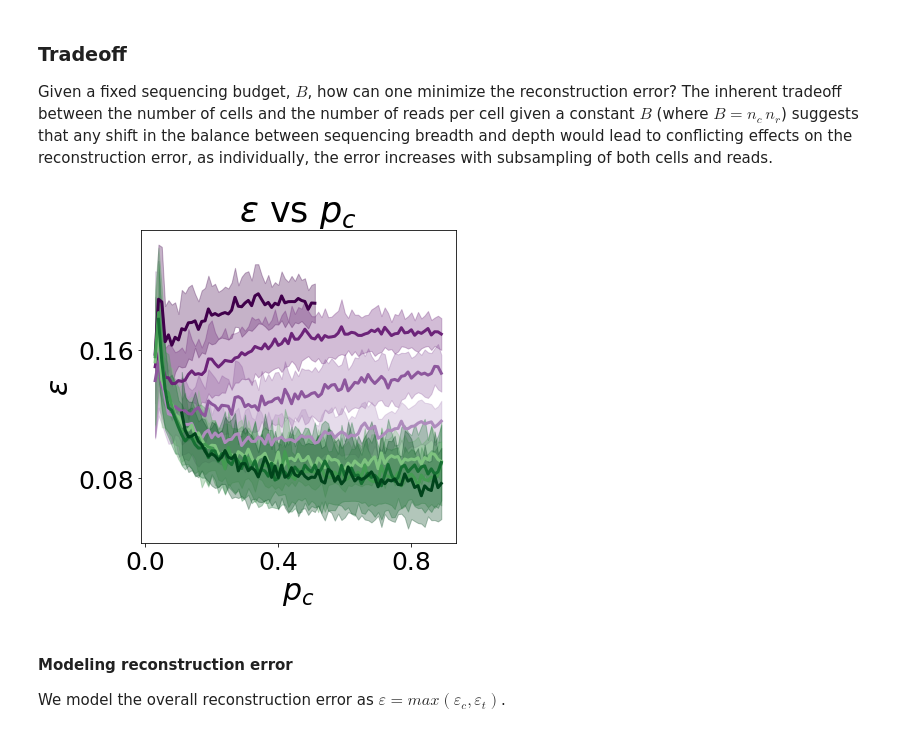
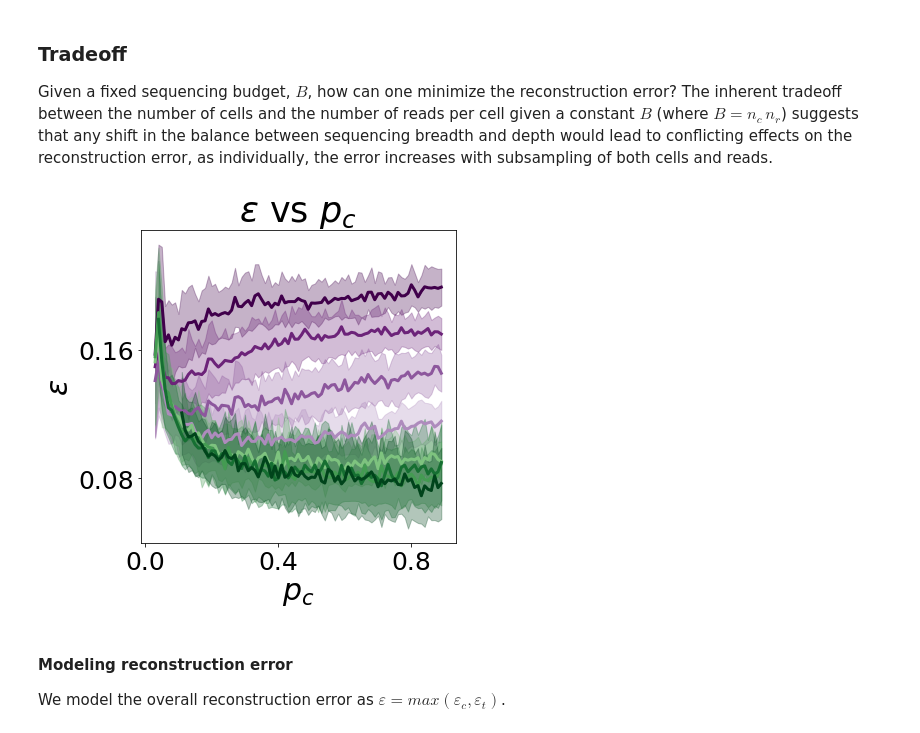
Before and after one commit to nitzanlab/trajectory_reconstruction_tradeoff, a Jupyter notebook: notebooks/reconstruction_results.ipynb, the cells around one changed output. Cells and saved outputs as stored; diff of their text form; code cells hidden in the pictures.

```diff
--- a/notebooks/reconstruction_results.ipynb
+++ b/notebooks/reconstruction_results.ipynb
@@ -131,37 +123,37 @@ Given a fixed sequencing budget, $B$, how can one minimize the reconstruction er
 The inherent tradeoff between the number of cells and the number of reads per cell given a constant $B$ (where $B =  n_c \, n_r$) suggests that any shift in the balance between sequencing breadth and depth would lead to conflicting effects on the reconstruction error, as individually, the error increases with subsampling of both cells and reads.
 # %%
 # read tradeoff experiments
-L_tradeoff = T.io.read_output(dataset, outdir=outdir, sample='tradeoff', exp_desc=exp_desc)
+L_tradeoff = T.io.read_output(dataset, outdir=outdir, sample='tradeoff')
 
 xcol = 'pc';
 min_B = 3e-5
 
 # filtering experiments with too low budgets
 L_tradeoff = L_tradeoff[L_tradeoff['B'] > min_B]
 
 # filtering experiments with less than 20 reads per cell on average
-min_pt  = min_reads / traj.X.sum(1).mean()
-L_tradeoff = L_tradeoff[L_tradeoff['pt'] > min_pt]
+# min_pt  = min_reads / traj.X.sum(1).mean()
+# L_tradeoff = L_tradeoff[L_tradeoff['pt'] > min_pt]
 L_tradeoff['B'] = L_tradeoff['B'].apply(lambda x: round(x, 6))
 Bs = L_tradeoff['B'].unique()
 
 
 # set budget colors
 nBs = len(Bs)
 colors_by_budget = T.pl.get_colors_by_budget(Bs)
 
 fig, ax = plt.subplots(1, 1, figsize=(6, 6))
 T.pl.plot_tradeoff_experiments(L_tradeoff=L_tradeoff, plot_pc_opt=False, sharey=False, plot_pcs=False, xcol=xcol,
                                 colors=colors_by_budget, color_groupby='B', ycol=err_fit, ylabel=r'$\varepsilon$', xlabel=r'$p_c$', axs=ax)
 
 # smoothing sampling results
 roll = 4
 L_tradeoff = T.opt.smooth_tradeoff(L_tradeoff, roll=roll)
 
 if save:
     plt.savefig(os.path.join(outdir, 'tradeoff.png'))
 # %% [output]
-[figure, old version]
+[figure, new version]
 # %% [markdown]
 #### Modeling reconstruction error
 We model the overall reconstruction error as $\varepsilon=max(\varepsilon_c, \varepsilon_t)$.
```
Also changed, not shown: parts of 6 cells of this notebook, 17 other files.
